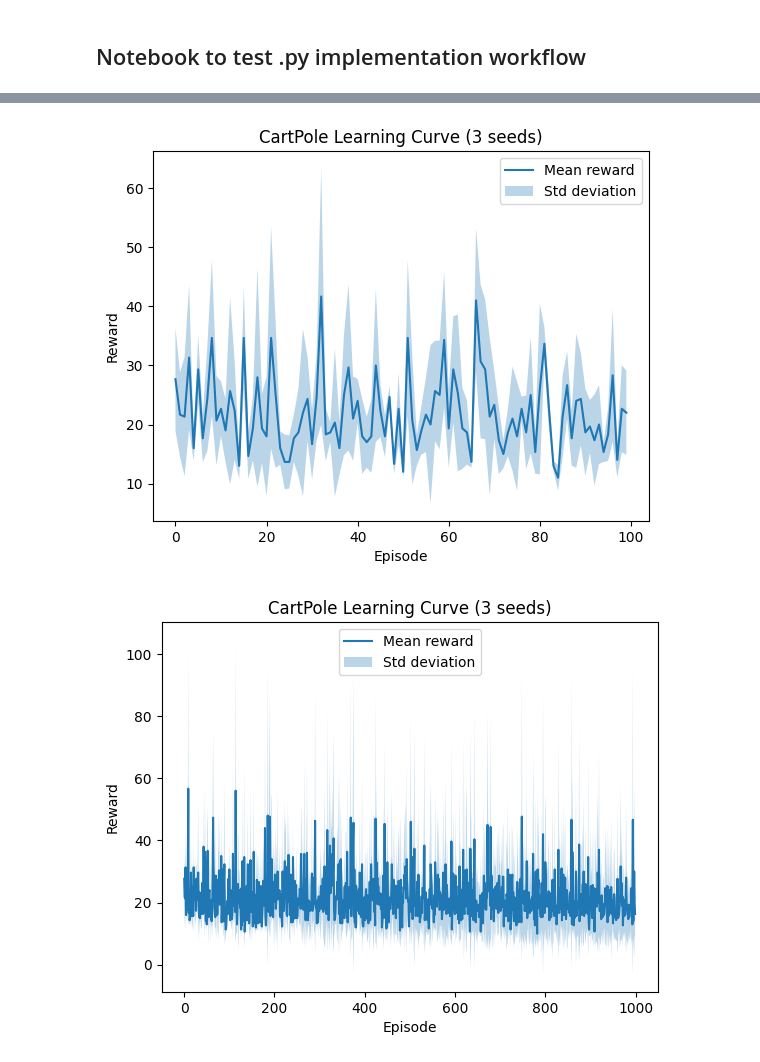
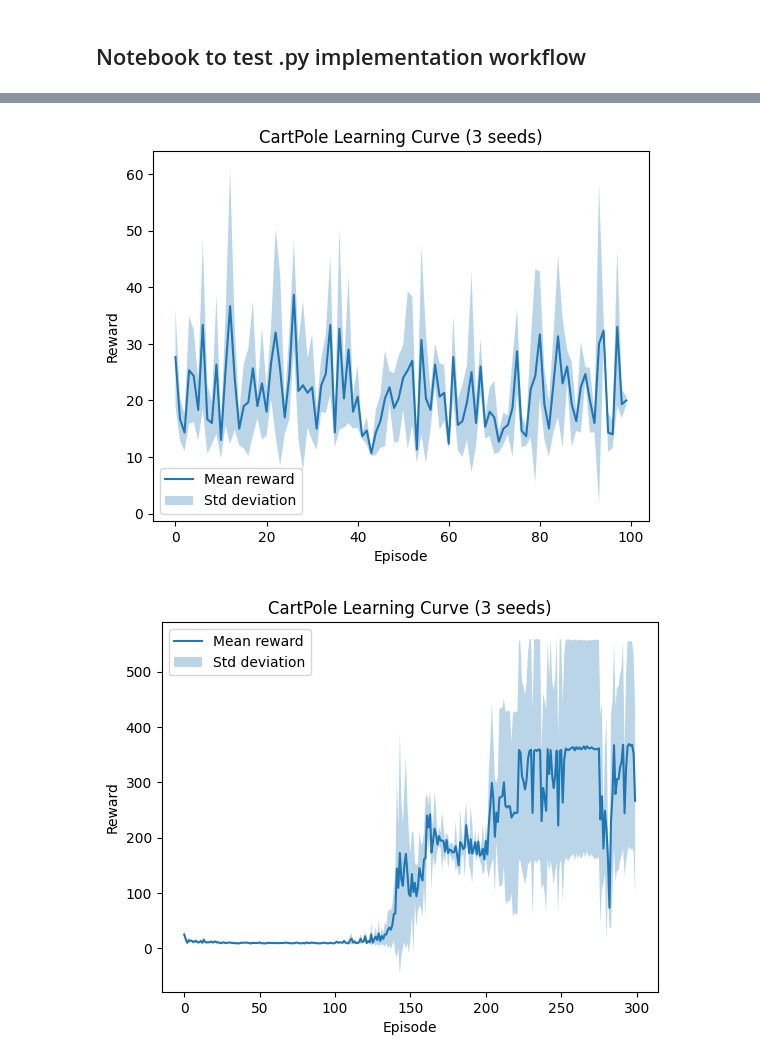
Before and after one commit to marziof/deep-rl-project, a Jupyter notebook: test.ipynb, the cells around one changed output, grey strips where cells are left out. Cells and saved outputs as stored; diff of their text form; code cells hidden in the pictures.

Commit message:
Added logger logic to dqn agent and cartpole experiment

```diff
--- a/test.ipynb
+++ b/test.ipynb
@@ -45,11 +47,12 @@ class RandomAgent:
 # %%
-rewards_rnd = run_experiments(
+rnd_logs = run_experiments(
     agent_fn=lambda action_space, state_dim: RandomAgent(action_space),
     seeds=[0, 1, 2],
-    n_episodes=100
+    n_episodes=100,
+    eval_interval=10
 )
 
-rewards_dqn = run_experiments(
+dqn_logs = run_experiments(
     agent_fn=lambda action_space, state_dim: DQNAgent(
         action_space=action_space,
         state_dim=state_dim,
@@ -57,25 +60,28 @@ rewards_dqn = run_experiments(
         batch_size=64,
         eps=1.0,
         eps_min=0.05,
-        eps_decay=0.999,
+        eps_decay=0.995,
         target_update_freq=100,
         buffer_capacity=10000,
-        lr=1e-1
+        lr=1e-3
     ),
     seeds=[0, 1, 2],
-    n_episodes=1000
+    n_episodes=300,
+    eval_interval=30
 )
 # %%
+rewards_rnd = [logger.episode_rewards for logger in rnd_logs]
 mean_rewards_rnd, std_rewards_rnd = compute_stats(rewards_rnd)
 episodes = np.arange(len(mean_rewards_rnd))
 
 plot_learning_curve(episodes, mean_rewards_rnd, std_rewards_rnd)
 # %% [output]
-[figure, old version]
+[figure, new version]
 # %%
+rewards_dqn = [logger.episode_rewards for logger in dqn_logs]
 mean_rewards_dqn, std_rewards_dqn = compute_stats(rewards_dqn)
 episodes = np.arange(len(mean_rewards_dqn))
 
 plot_learning_curve(episodes, mean_rewards_dqn, std_rewards_dqn)
 # %% [output]
-[figure, old version]
+[figure, new version]
```
Also changed, not shown: parts of 4 cells of this notebook, 3 other files.
